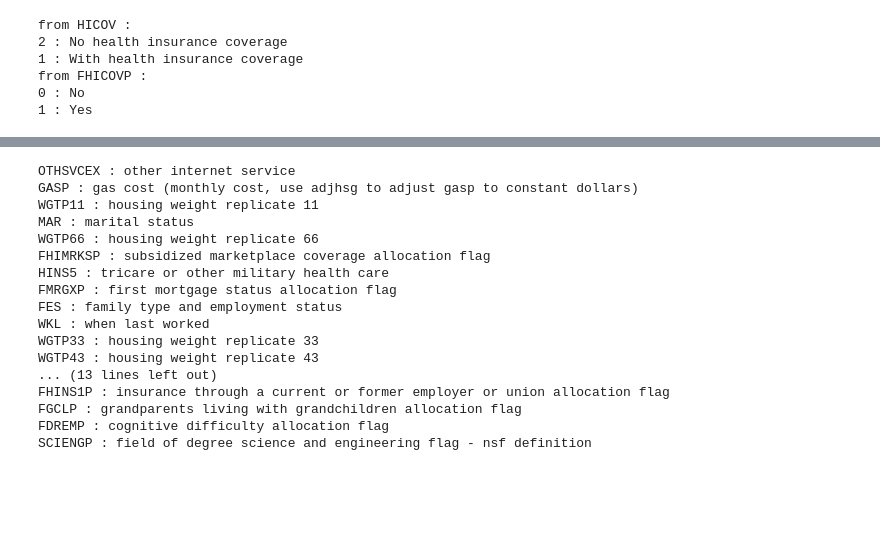
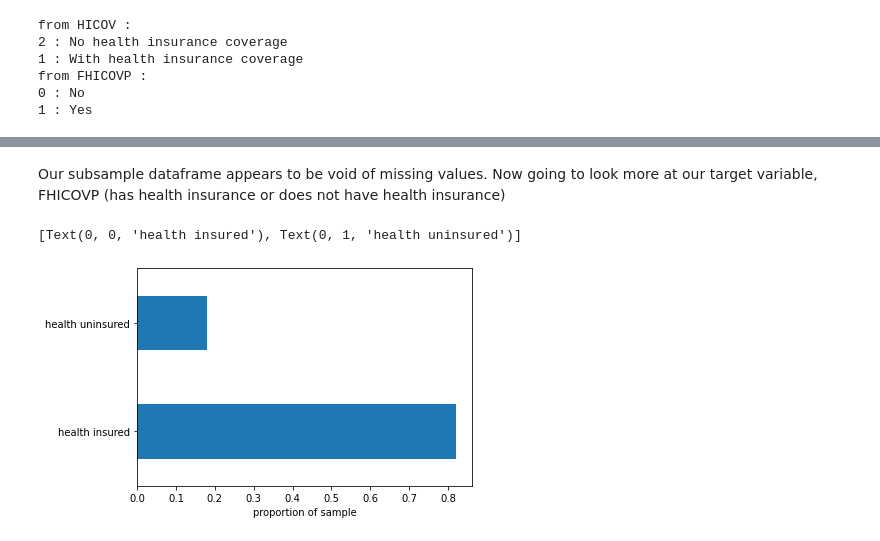
Before and after one commit to kadougherty/census_healthinsurance, a Jupyter notebook: census_healthinsurance_datawrangling.ipynb, the cells around one changed output, grey strips where cells are left out. Cells and saved outputs as stored; diff of their text form; code cells hidden in the pictures; blank space fills up the shorter version.

Commit message:
new way of loading data

```diff
--- a/census_healthinsurance_datawrangling.ipynb
+++ b/census_healthinsurance_datawrangling.ipynb
@@ -40,3 +42,11 @@ count    = 0
 for lab in label:
     codedict[code[count]] = lab
     count += 1
+# %%
+# this link leads to info on the codes for each state + DC which we need for our api calls
+stateinfo = pd.read_csv('https://www2.census.gov/programs-surveys/acs/tech_docs/pums/top_coded_values/2019_pums_top_and_bottom_coded_values.csv')
+stateinfo = stateinfo.loc[:, stateinfo.columns.isin(['BST','STATE'])]
+print(stateinfo.tail())
+# Drop Puerto Rico for simplicity
+stateinfo = stateinfo[stateinfo.STATE != 'PR']
+print(stateinfo.tail())
@@ -179,6 +194,12 @@ if data_all['state'].isna().sum() > data_all['state_x'].isna().sum():
     data_all.drop('state',axis=1,inplace=True)
 # drop Unnamed: 0 because it's not useful at this point (from old indices)
 data_all.drop('Unnamed: 0',axis=1,inplace=True)
+# %%
+# add state name from stateinfo to data_all for ease
+data_all = data_all.merge(stateinfo,left_on='state_x',right_on='BST')
+# %%
+if data_all['state'].equals(data_all['BST']):
+    data_all = data_all.drop('state',axis=1)
 # %%
 # check for target variable (health insured or not):
 for key, value in codedict.items():
@@ -212,6 +233,6 @@ from FHICOVP :
 # %%
 # we can drop the HICOV column, since HICOV and FHICOVP have the same info
 print(data_all.shape)
-data_all.drop('FHICOVP',axis=1,inplace=True)
+data_all.drop('HICOV',axis=1,inplace=True)
 print(data_all.shape)
 # %% [output]
@@ -224,26 +261,12 @@ missing.sort_values(by='count',ascending=False)
-# %%
-# check for missing values:
-missing_values = []
-for column in data_all:
-    missing_values.append(data_all[column].isna().sum())
-    if data_all[column].isna().sum() > 0:
-        idx = code.index(column)
-        print(code[idx] + ' : ' + label[idx])
-# %% [output]
-OTHSVCEX : other internet service
-GASP : gas cost (monthly cost, use adjhsg to adjust gasp to constant dollars)
-WGTP11 : housing weight replicate 11
-MAR : marital status
-WGTP66 : housing weight replicate 66
-FHIMRKSP : subsidized marketplace coverage allocation flag
-HINS5 : tricare or other military health care
-FMRGXP : first mortgage status allocation flag
-FES : family type and employment status
-WKL : when last worked
-WGTP33 : housing weight replicate 33
-WGTP43 : housing weight replicate 43
-... (13 lines left out)
-FHINS1P : insurance through a current or former employer or union allocation flag
-FGCLP : grandparents living with grandchildren allocation flag
-FDREMP : cognitive difficulty allocation flag
-SCIENGP : field of degree science and engineering flag - nsf definition
+# %% [markdown]
+Our subsample dataframe appears to be void of missing values.
+Now going to look more at our target variable, FHICOVP (has health insurance or does not have health insurance)
+# %%
+#plot overall percentage insured and uninsured
+ax = data_all['FHICOVP'].value_counts(normalize=True).plot(kind='barh')
+plt.xlabel('proportion of sample')
+ax.set_yticks([0,1])
+ax.set_yticklabels(['health insured','health uninsured'])
+# %% [output]
+[Text(0, 0, 'health insured'), Text(0, 1, 'health uninsured')]
+[figure, added]
```
Also changed, not shown: parts of 11 cells of this notebook, 48 other files.
